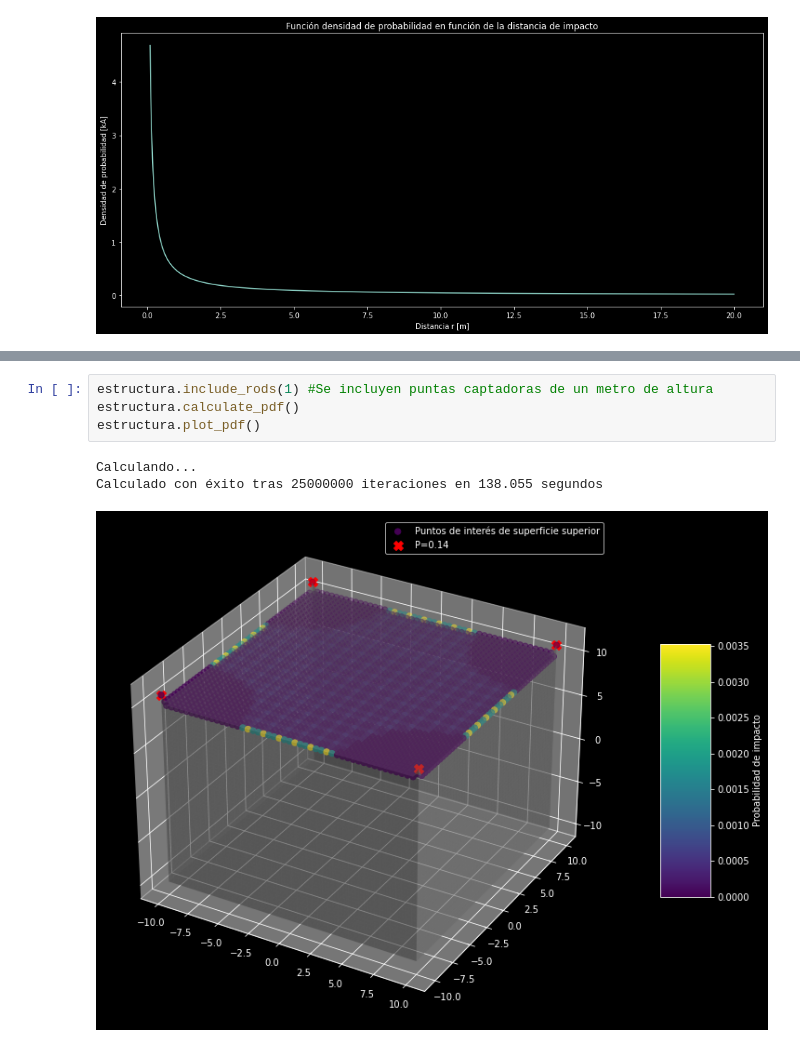
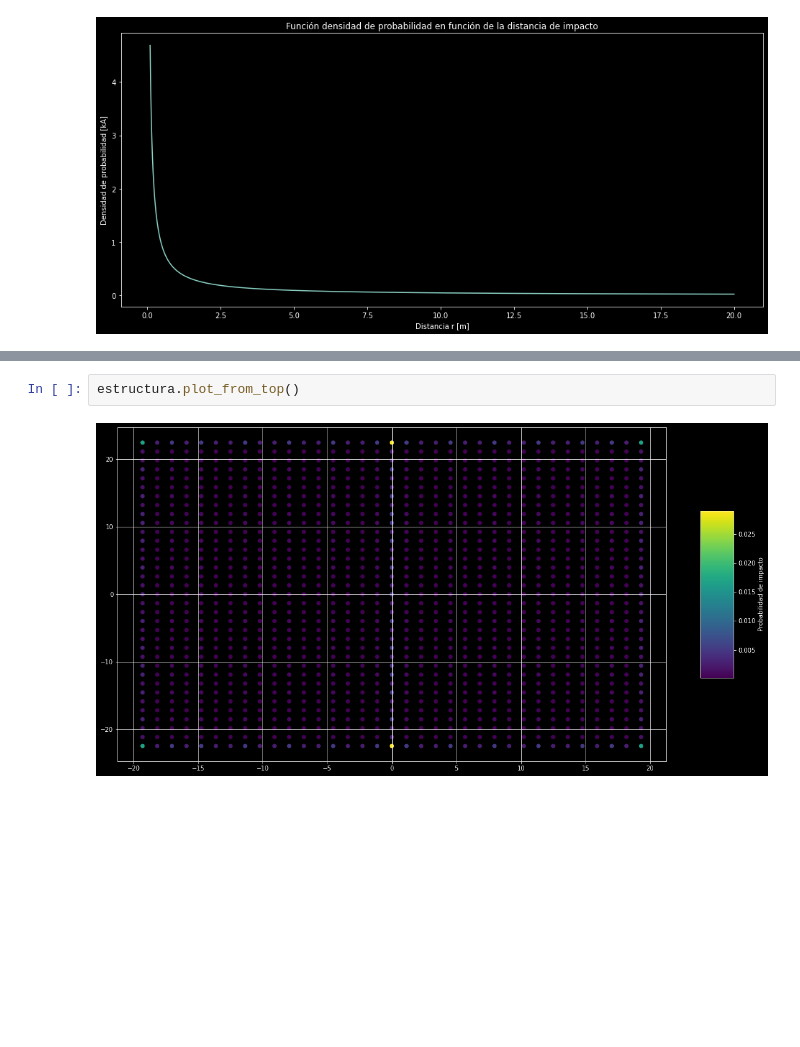
Before and after one commit to blotero/degm, a Jupyter notebook: DEAT.ipynb, the cells around one changed output, grey strips where cells are left out. Saved outputs shown, nothing was run; the diff lists cells and outputs as text; blank space fills up the shorter version.

```diff
--- a/DEAT.ipynb
+++ b/DEAT.ipynb
@@ -76,8 +77,4 @@ estructura.plot_pdf()
-# %%
-estructura.include_rods(1) #Se incluyen puntas captadoras de un metro de altura
-estructura.calculate_pdf()
-estructura.plot_pdf()
-# %% [output]
-Calculando...
-Calculado con éxito tras 25000000 iteraciones en 138.055 segundos
-[figure, removed]
+# %%
+estructura.plot_from_top()
+# %% [output]
+[figure, added]
```
Also changed, not shown: parts of 5 cells of this notebook.
